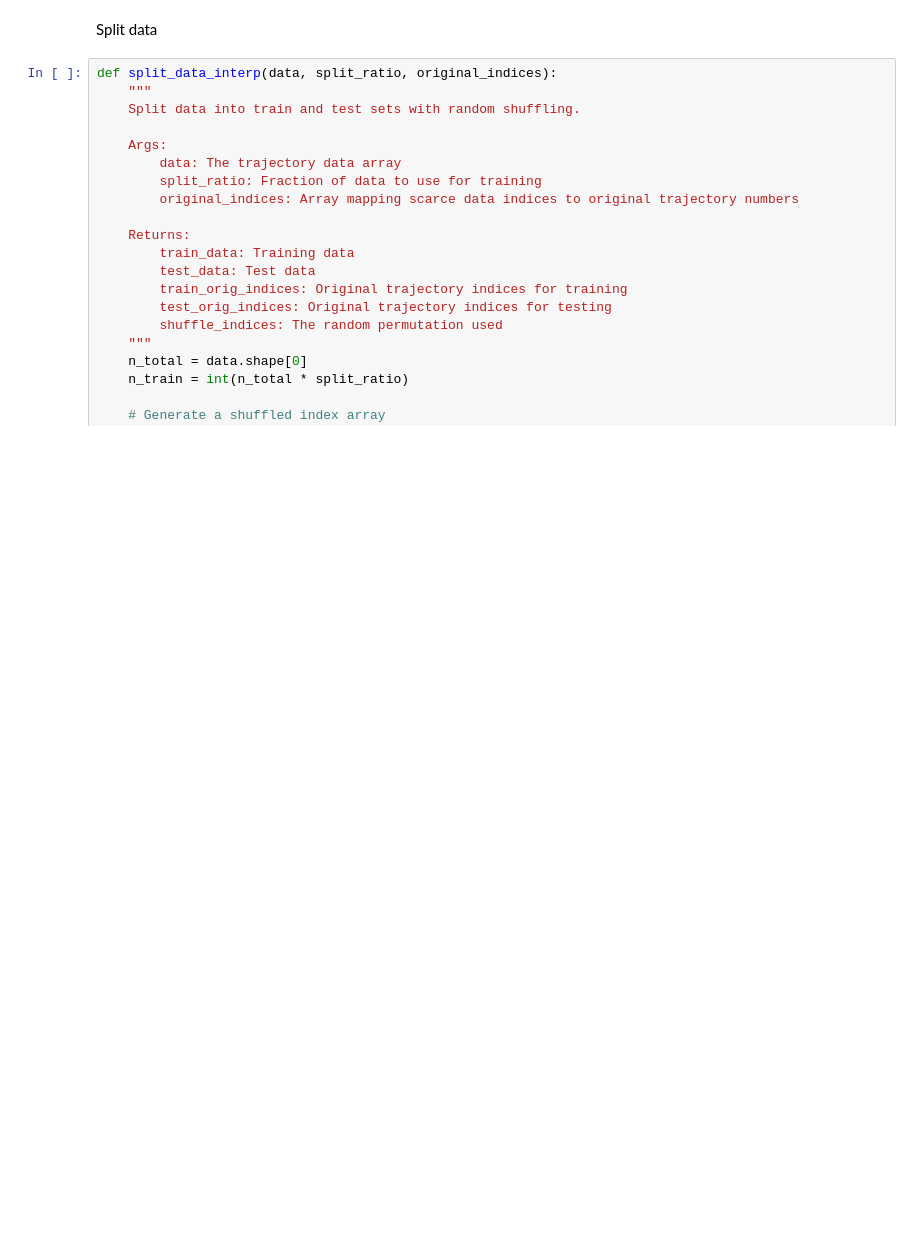
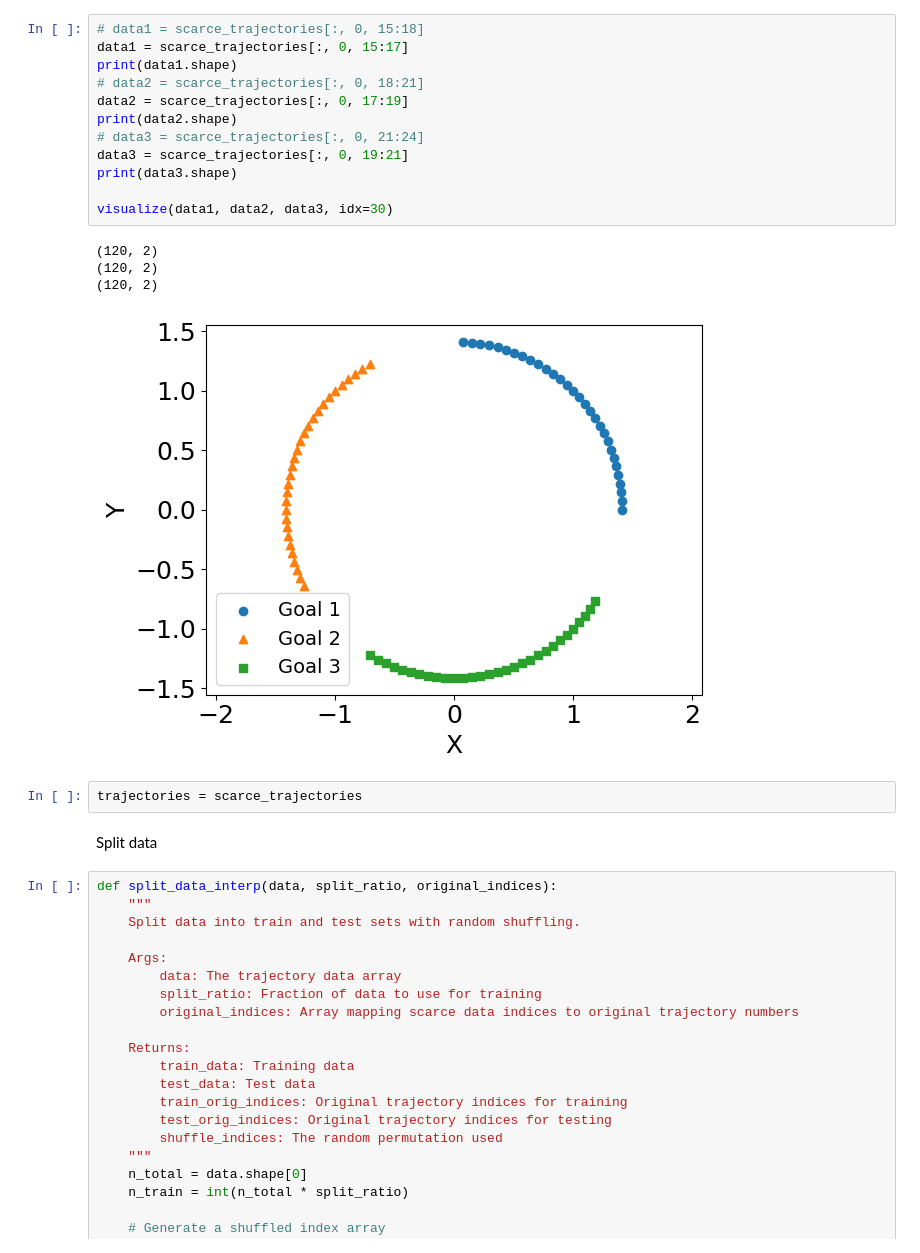
Before and after one commit to arash-mehrabi-z/dnfc-torobo, a Jupyter notebook: feedback_controller/fbc/neural_network/data.ipynb, the cells around one changed output. Cells and saved outputs as stored; diff of their text form; blank space fills up the shorter version.

```diff
--- a/feedback_controller/fbc/neural_network/data.ipynb
+++ b/feedback_controller/fbc/neural_network/data.ipynb
@@ -126,3 +126,22 @@ array([  0,   5,  10,  15,  20,  25,  30,  35,  40,  45,  50,  55,  60,
+# %%
+# data1 = scarce_trajectories[:, 0, 15:18]
+data1 = scarce_trajectories[:, 0, 15:17]
+print(data1.shape)
+# data2 = scarce_trajectories[:, 0, 18:21]
+data2 = scarce_trajectories[:, 0, 17:19]
+print(data2.shape)
+# data3 = scarce_trajectories[:, 0, 21:24]
+data3 = scarce_trajectories[:, 0, 19:21]
+print(data3.shape)
+
+visualize(data1, data2, data3, idx=30)
+# %% [output]
+(120, 2)
+(120, 2)
+(120, 2)
+[figure, added]
+# %%
+trajectories = scarce_trajectories
 # %% [markdown]
 Split data
 # %%
```
Also changed, not shown: parts of 31 cells of this notebook, 4 other files.
